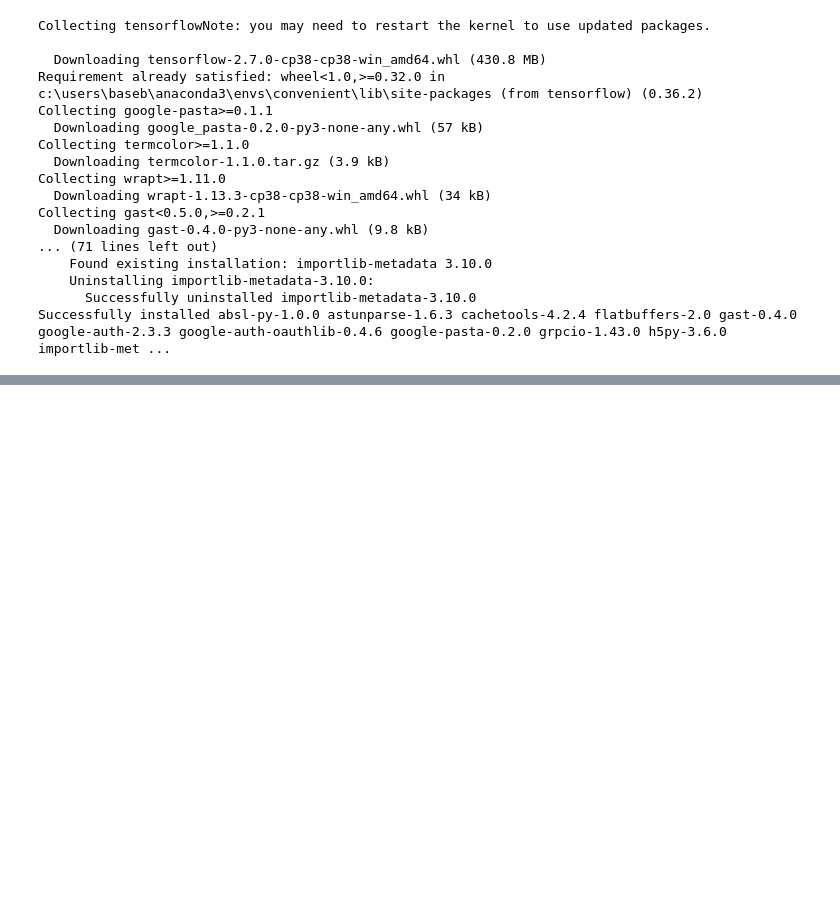
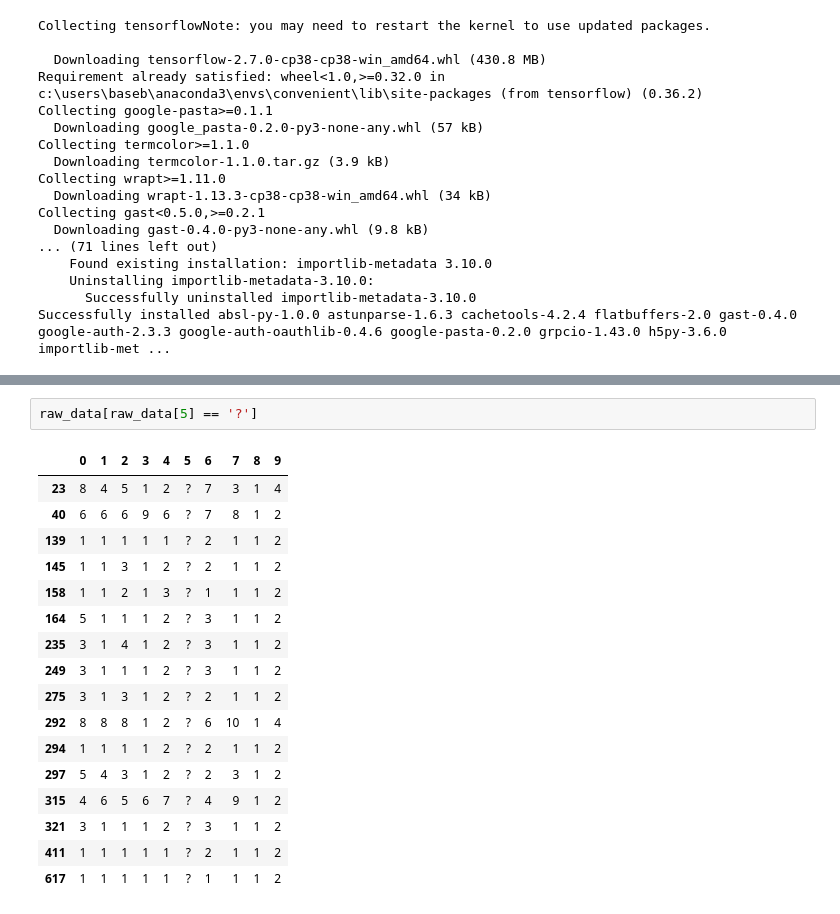
Before and after one commit to yuki-taniguchi/syuuron, a Jupyter notebook: MTSBag/notebook/dataload.ipynb, the cells around one changed output, grey strips where cells are left out. Cells and saved outputs as stored; diff of their text form; blank space fills up the shorter version.

```diff
--- a/MTSBag/notebook/dataload.ipynb
+++ b/MTSBag/notebook/dataload.ipynb
@@ -57 +91,21 @@ C:\Users\baseb\.keras\datasets\wine.data
+# %%
+raw_data[raw_data[5] == '?']
+# %% [output]
+|  | 0 | 1 | 2 | 3 | 4 | 5 | 6 | 7 | 8 | 9 |
+| 23 | 8 | 4 | 5 | 1 | 2 | ? | 7 | 3 | 1 | 4 |
+| 40 | 6 | 6 | 6 | 9 | 6 | ? | 7 | 8 | 1 | 2 |
+| 139 | 1 | 1 | 1 | 1 | 1 | ? | 2 | 1 | 1 | 2 |
+| 145 | 1 | 1 | 3 | 1 | 2 | ? | 2 | 1 | 1 | 2 |
+| 158 | 1 | 1 | 2 | 1 | 3 | ? | 1 | 1 | 1 | 2 |
+| 164 | 5 | 1 | 1 | 1 | 2 | ? | 3 | 1 | 1 | 2 |
+| 235 | 3 | 1 | 4 | 1 | 2 | ? | 3 | 1 | 1 | 2 |
+| 249 | 3 | 1 | 1 | 1 | 2 | ? | 3 | 1 | 1 | 2 |
+| 275 | 3 | 1 | 3 | 1 | 2 | ? | 2 | 1 | 1 | 2 |
+| 292 | 8 | 8 | 8 | 1 | 2 | ? | 6 | 10 | 1 | 4 |
+| 294 | 1 | 1 | 1 | 1 | 2 | ? | 2 | 1 | 1 | 2 |
+| 297 | 5 | 4 | 3 | 1 | 2 | ? | 2 | 3 | 1 | 2 |
+| 315 | 4 | 6 | 5 | 6 | 7 | ? | 4 | 9 | 1 | 2 |
+| 321 | 3 | 1 | 1 | 1 | 2 | ? | 3 | 1 | 1 | 2 |
+| 411 | 1 | 1 | 1 | 1 | 1 | ? | 2 | 1 | 1 | 2 |
+| 617 | 1 | 1 | 1 | 1 | 1 | ? | 1 | 1 | 1 | 2 |
 # %%
```
Also changed, not shown: parts of 12 cells of this notebook, 1 other file.
